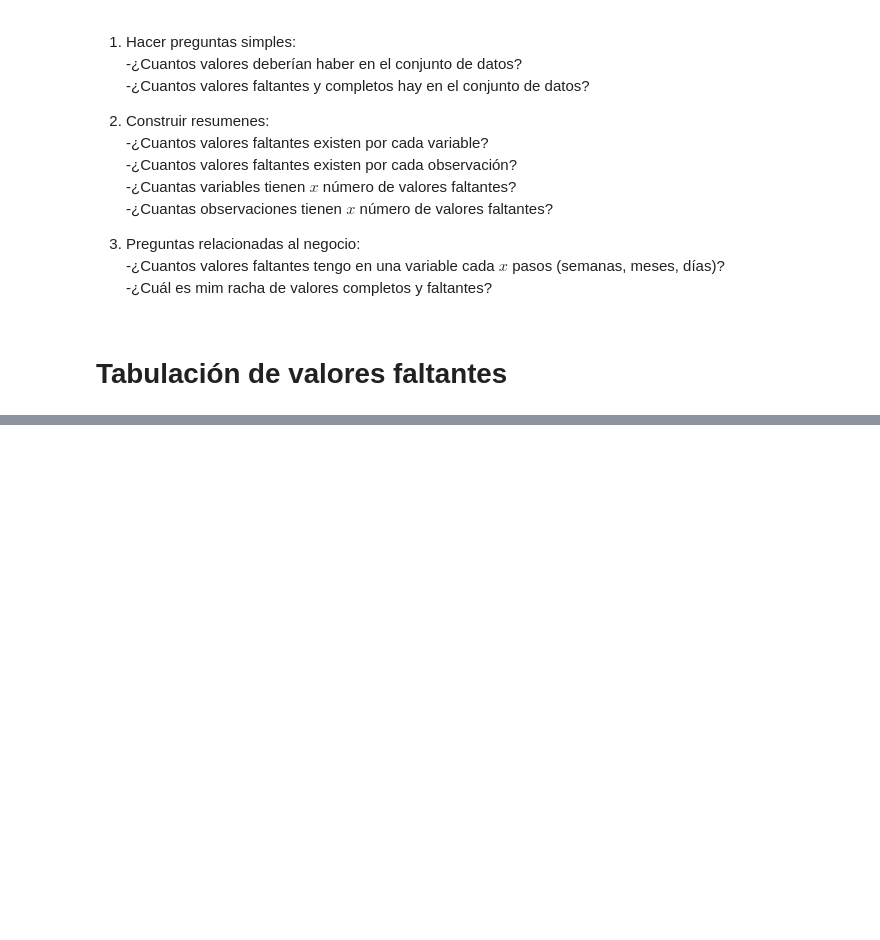
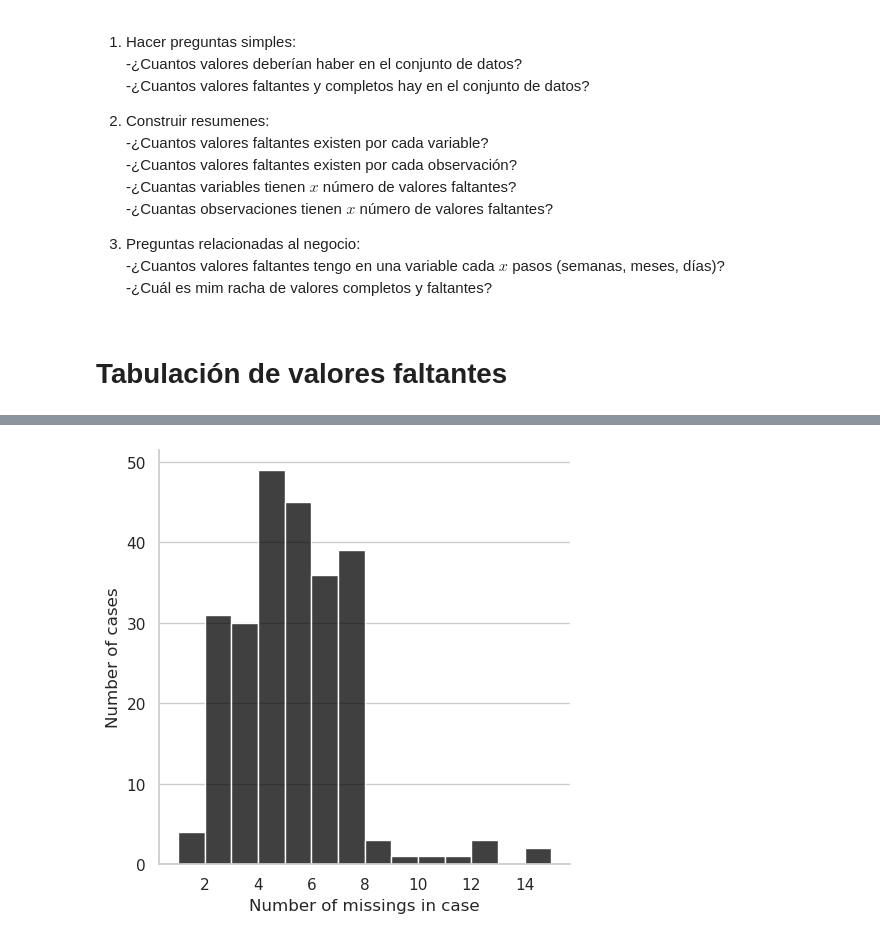
Before and after one commit to RiemannIntegrable/Notas-de-cursos-en-platzi, a Jupyter notebook: CurDatosFalt_1/Notebooks/Notebook.ipynb, the cells around one changed output, grey strips where cells are left out. Cells and saved outputs as stored; diff of their text form; code cells hidden in the pictures; blank space fills up the shorter version.

```diff
--- a/CurDatosFalt_1/Notebooks/Notebook.ipynb
+++ b/CurDatosFalt_1/Notebooks/Notebook.ipynb
@@ -174,0 +303,4 @@ oceanbuoys.shape, pedestrian.shape, riskfactors.shape, diabetes.shape
+# %%
+riskfactors.missing.missing_case_plot()
+# %% [output]
+[figure, added]
```
Also changed, not shown: parts of 65 cells of this notebook, 1 other file.
